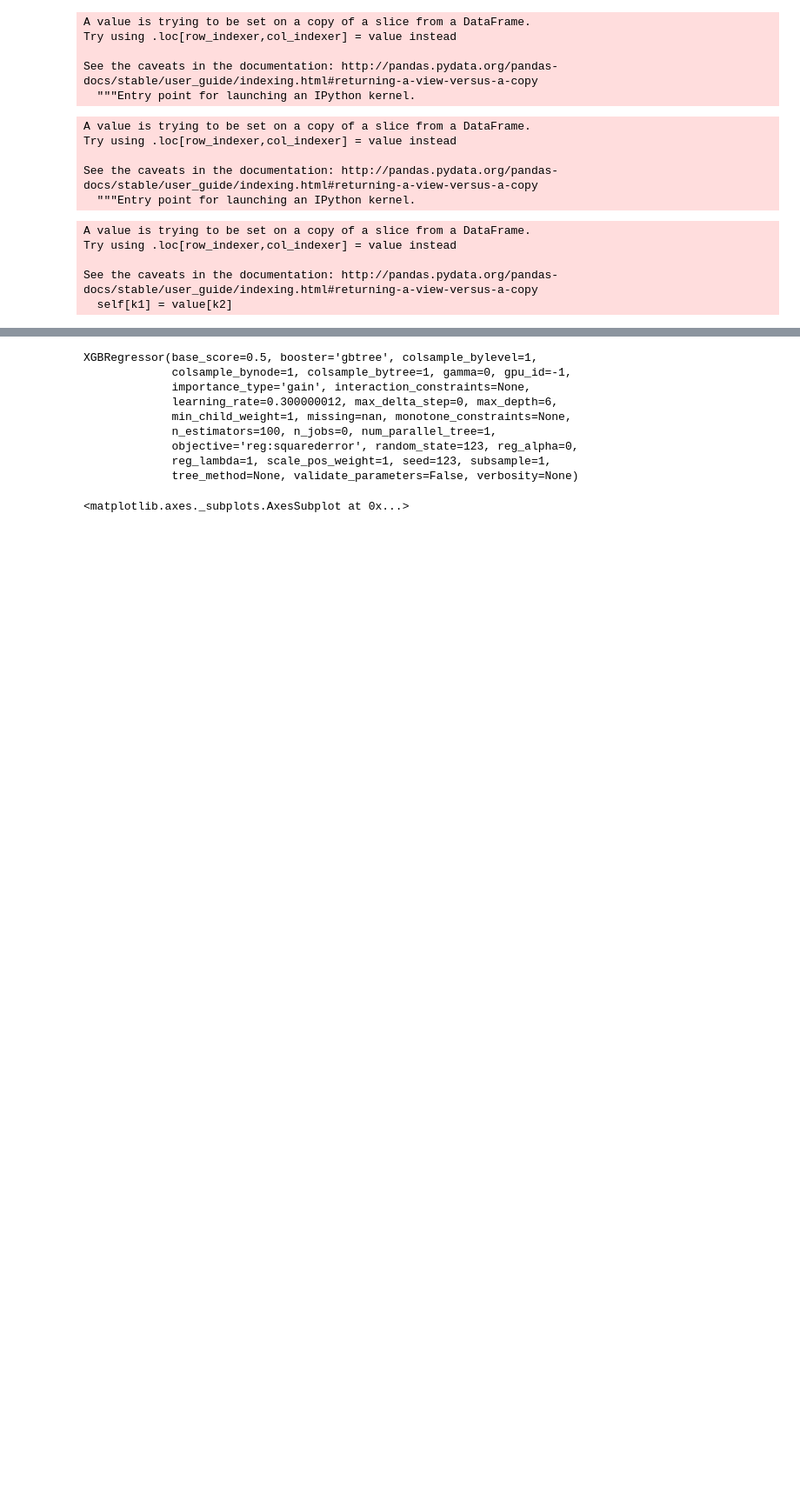
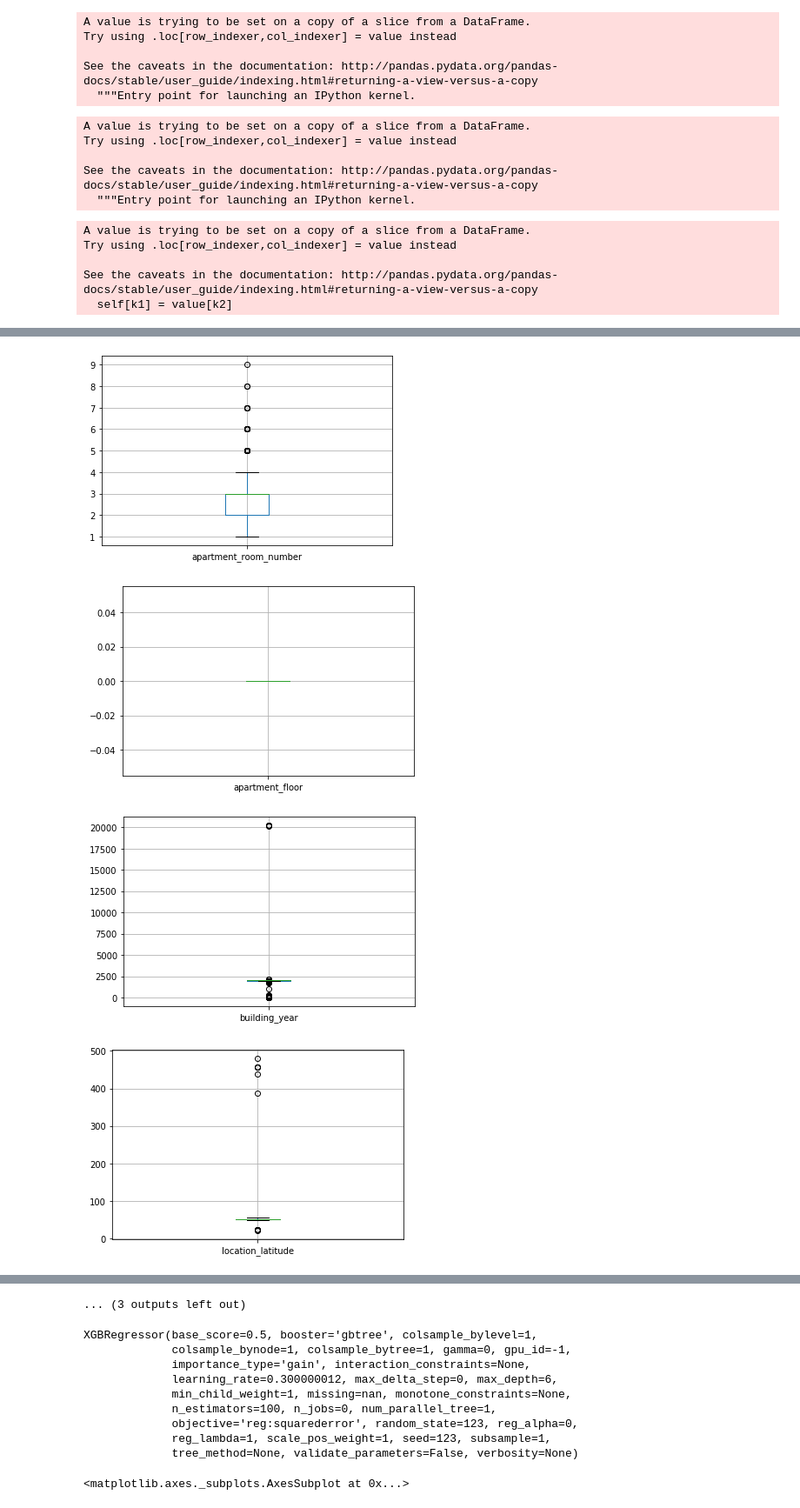
Before and after one commit to infoshareacademy/jdsz5-paulin, a Jupyter notebook: ml/housing_data.ipynb, the cells around one changed output, grey strips where cells are left out. Shown at 87% size. Saved outputs shown, nothing was run; the diff lists cells and outputs as text; code cells hidden in the pictures; blank space fills up the shorter version.

```diff
--- a/ml/housing_data.ipynb
+++ b/ml/housing_data.ipynb
@@ -143,0 +185,9 @@ data.dropna(inplace=True)
+# %%
+for i in data.columns:
+    data.boxplot(column=i)
+    plt.show()
+# %% [output]
+[figure, added]
+[figure, added]
+[figure, added]
+[figure, added]
@@ -144,3 +202,4 @@ data.dropna(inplace=True)
+... (3 outputs left out)
 # %%
 from sklearn.preprocessing import MinMaxScaler
 from sklearn import preprocessing
```
Also changed, not shown: parts of 6 cells of this notebook, 3 other files.
